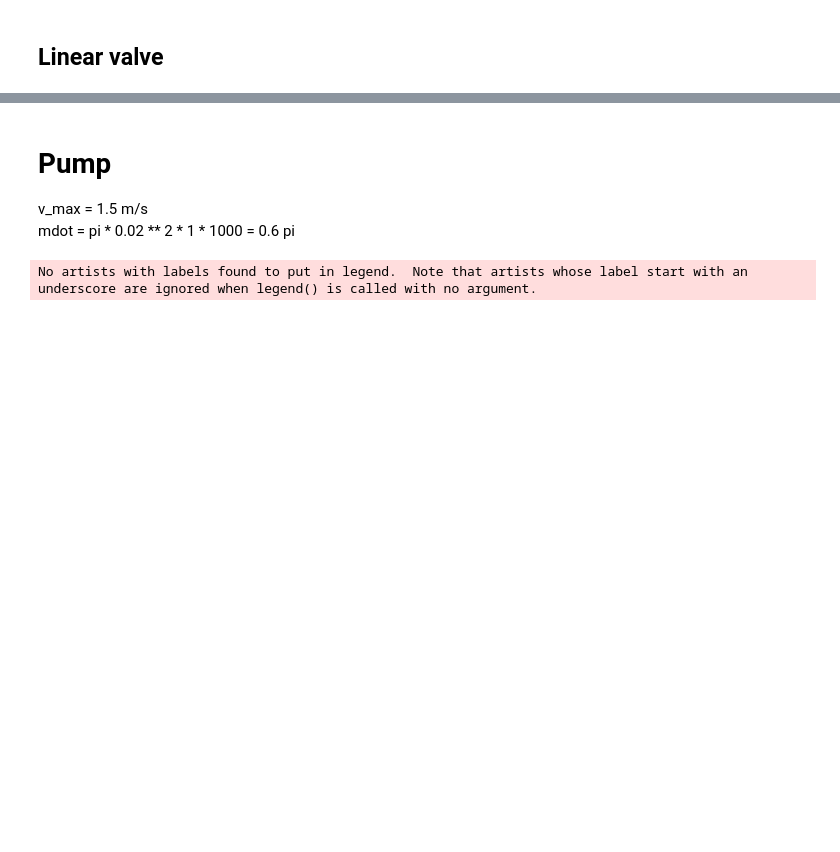
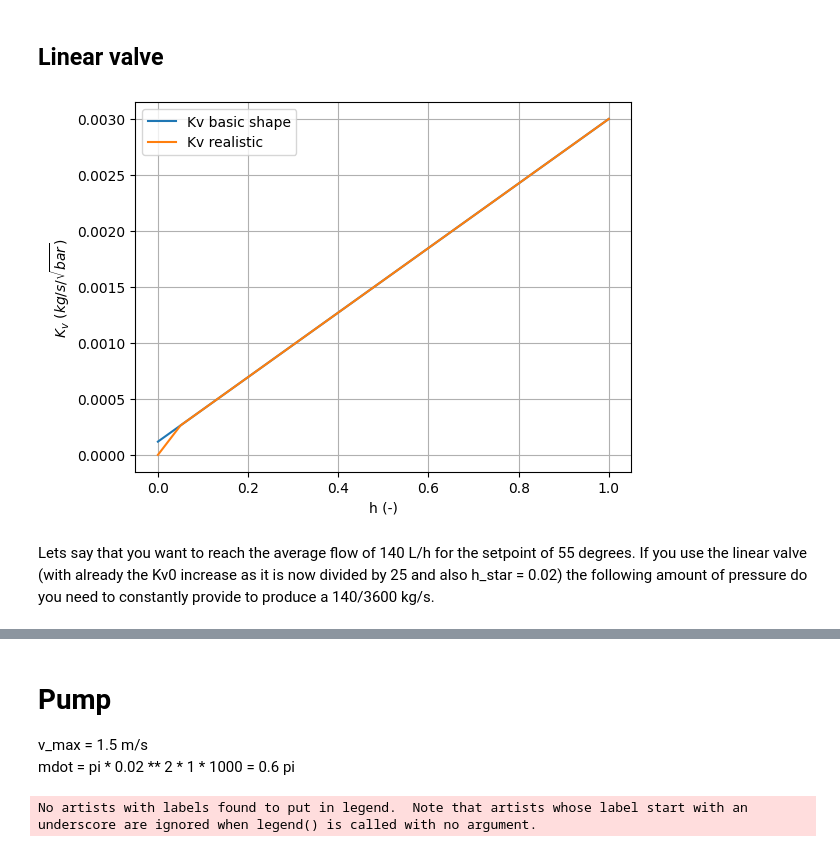
Before and after one commit to Pietervb2/thesis, a Jupyter notebook: obtain_realistic parameters.ipynb, the cells around one changed output, grey strips where cells are left out. Drawn from its saved outputs; the diff is of its cells as text; code cells hidden in the pictures; blank space fills up the shorter version.

```diff
--- a/obtain_realistic parameters.ipynb
+++ b/obtain_realistic parameters.ipynb
@@ -352,40 +356,42 @@ plt.show()
 ## Linear valve
 # %%
 def Kv_linear_ideal(h, Kvs):
-    Kv0 = Kvs/50
+    Kv0 = Kvs/25
     return Kv0 + h*(Kvs-Kv0)
 
 def Kv_linear_real(h, Kvs, h_star):
-    Kv0 = Kvs/50
+    Kv0 = Kvs/25
     Kvleak = Kvs/2000
 
     if h < h_star:
         return Kvleak + h*(Kv_linear_ideal(h_star,Kvs) - Kvleak)/h_star
     else:
         return Kv0 + h*(Kvs-Kv0)
 
 
 Kv_linear_ideal_array = []
 Kv_linear_real_array = []
 
 h_array = np.linspace(0,1,100)
 Kvs = 0.003
 h_star = 0.05
 
 for h in h_array:
     Kv_linear_ideal_array.append(Kv_linear_ideal(h,Kvs))
     Kv_linear_real_array.append(Kv_linear_real(h,Kvs,h_star))
 
 plt.figure()
 
 plt.plot(h_array, Kv_linear_ideal_array, label='Kv basic shape')
 plt.plot(h_array, Kv_linear_real_array, label='Kv realistic')
 plt.ylabel(r'$K_v$ $(kg/s/\sqrt{bar}$)')
 plt.xlabel('h (-)')
 
 plt.grid()
 plt.legend()
 plt.show()
+# %% [output]
+[figure, added]
 # %%
 num_steps_band = 30  # Define number of discrete steps
 T_set_overflow = 55
@@ -449,3 +455,5 @@ plt.legend()
 plt.title(f'Constant pressure: {dp} Pa')
 plt.xlabel('h (-)')
 plt.ylabel('Mass flow (kg/s)')
+# %% [markdown]
+Lets say that you want to reach the average flow of 140 L/h for the setpoint of 55 degrees. If you use the linear valve (with already the Kv0 increase as it is now divided by 25 and also h_star = 0.02) the following amount of pressure do you need to constantly provide to produce a 140/3600 kg/s.
```
Also changed, not shown: parts of 10 cells of this notebook, 10 other files.
